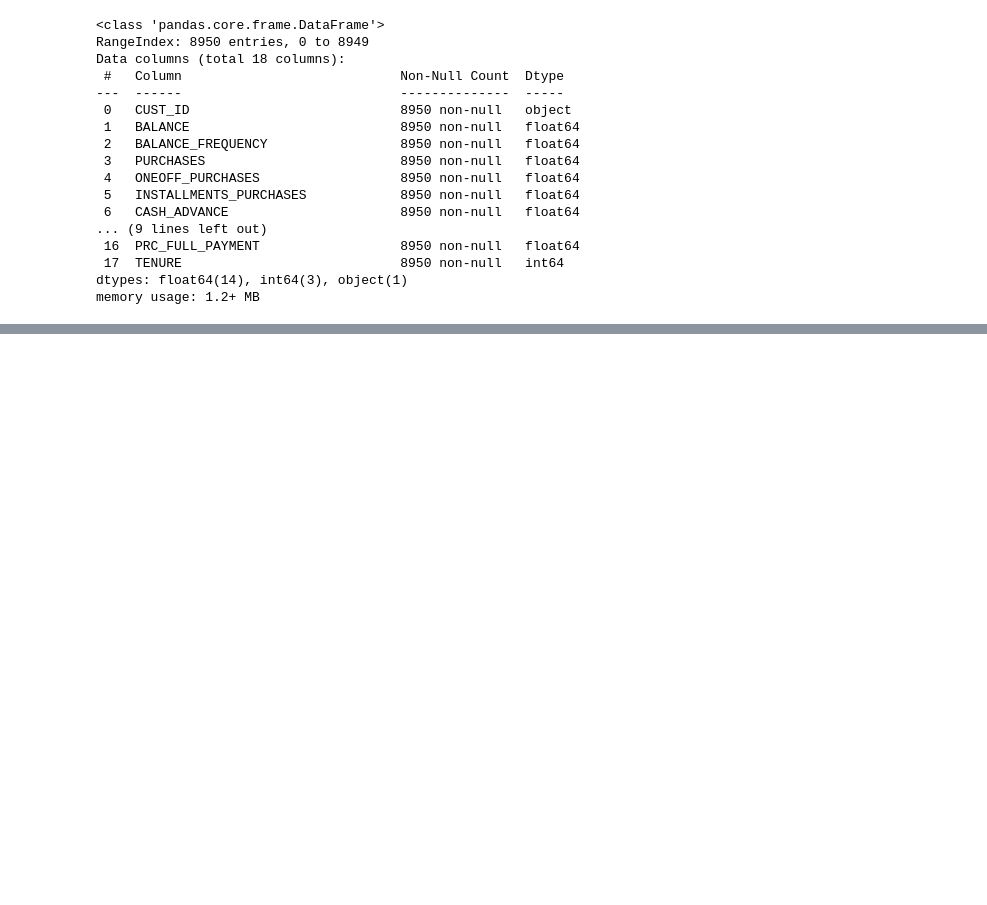
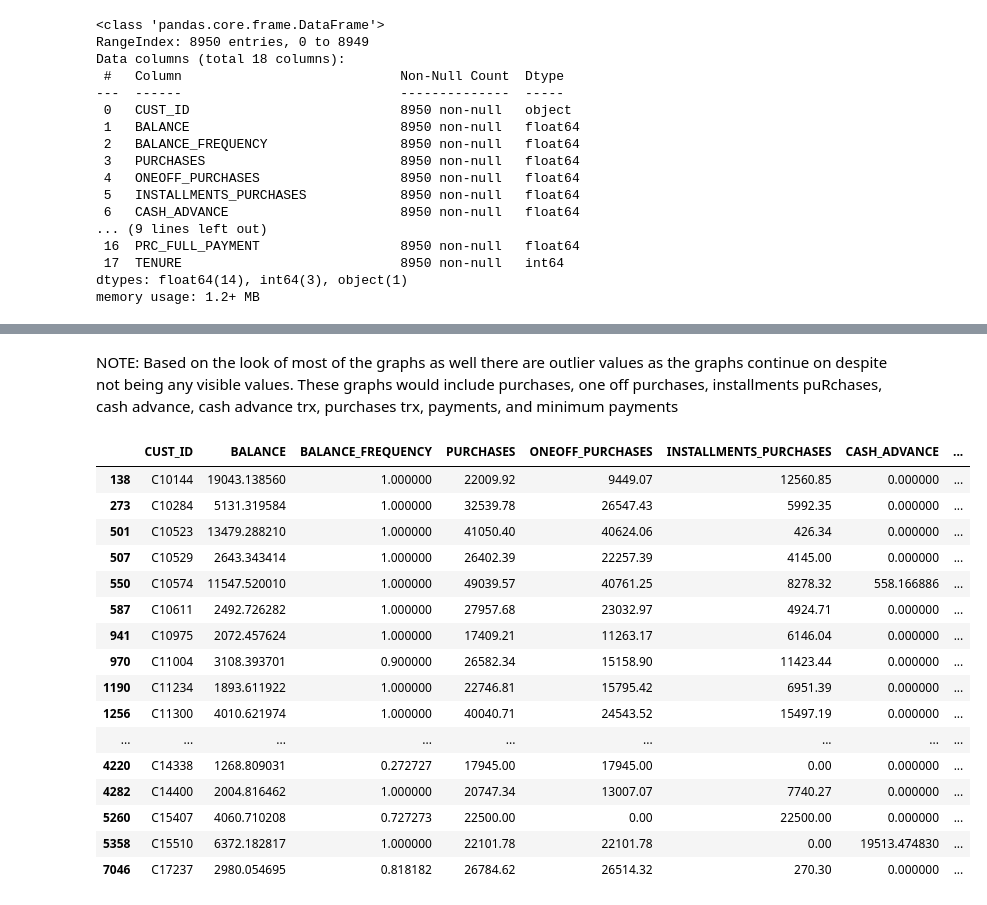
Before and after one commit to jreid94/schulich_data_science, a Jupyter notebook: Data Science 2/Assignments/A2.ipynb, the cells around one changed output, grey strips where cells are left out. Drawn from its saved outputs; the diff is of its cells as text; code cells hidden in the pictures; blank space fills up the shorter version.

```diff
--- a/Data Science 2/Assignments/A2.ipynb
+++ b/Data Science 2/Assignments/A2.ipynb
@@ -39,0 +215,22 @@ memory usage: 1.2+ MB
+# %% [markdown]
+NOTE: Based on the look of most of the graphs as well there are outlier values as the graphs continue on despite not being any visible values. These graphs would include purchases, one off purchases, installments puRchases, cash advance, cash advance trx, purchases trx, payments, and minimum payments
+# %%
+df[df['PURCHASES'] > 15000]
+# %% [output]
+|  | CUST_ID | BALANCE | BALANCE_FREQUENCY | PURCHASES | ONEOFF_PURCHASES | INSTALLMENTS_PURCHASES | CASH_ADVANCE | ... |
+| 138 | C10144 | 19043.138560 | 1.000000 | 22009.92 | 9449.07 | 12560.85 | 0.000000 | ... |
+| 273 | C10284 | 5131.319584 | 1.000000 | 32539.78 | 26547.43 | 5992.35 | 0.000000 | ... |
+| 501 | C10523 | 13479.288210 | 1.000000 | 41050.40 | 40624.06 | 426.34 | 0.000000 | ... |
+| 507 | C10529 | 2643.343414 | 1.000000 | 26402.39 | 22257.39 | 4145.00 | 0.000000 | ... |
+| 550 | C10574 | 11547.520010 | 1.000000 | 49039.57 | 40761.25 | 8278.32 | 558.166886 | ... |
+| 587 | C10611 | 2492.726282 | 1.000000 | 27957.68 | 23032.97 | 4924.71 | 0.000000 | ... |
+| 941 | C10975 | 2072.457624 | 1.000000 | 17409.21 | 11263.17 | 6146.04 | 0.000000 | ... |
+| 970 | C11004 | 3108.393701 | 0.900000 | 26582.34 | 15158.90 | 11423.44 | 0.000000 | ... |
+| 1190 | C11234 | 1893.611922 | 1.000000 | 22746.81 | 15795.42 | 6951.39 | 0.000000 | ... |
+| 1256 | C11300 | 4010.621974 | 1.000000 | 40040.71 | 24543.52 | 15497.19 | 0.000000 | ... |
+| ... | ... | ... | ... | ... | ... | ... | ... | ... |
+| 4220 | C14338 | 1268.809031 | 0.272727 | 17945.00 | 17945.00 | 0.00 | 0.000000 | ... |
+| 4282 | C14400 | 2004.816462 | 1.000000 | 20747.34 | 13007.07 | 7740.27 | 0.000000 | ... |
+| 5260 | C15407 | 4060.710208 | 0.727273 | 22500.00 | 0.00 | 22500.00 | 0.000000 | ... |
+| 5358 | C15510 | 6372.182817 | 1.000000 | 22101.78 | 22101.78 | 0.00 | 19513.474830 | ... |
+| 7046 | C17237 | 2980.054695 | 0.818182 | 26784.62 | 26514.32 | 270.30 | 0.000000 | ... |
```
Also changed, not shown: parts of 23 cells of this notebook, 1 other file.
